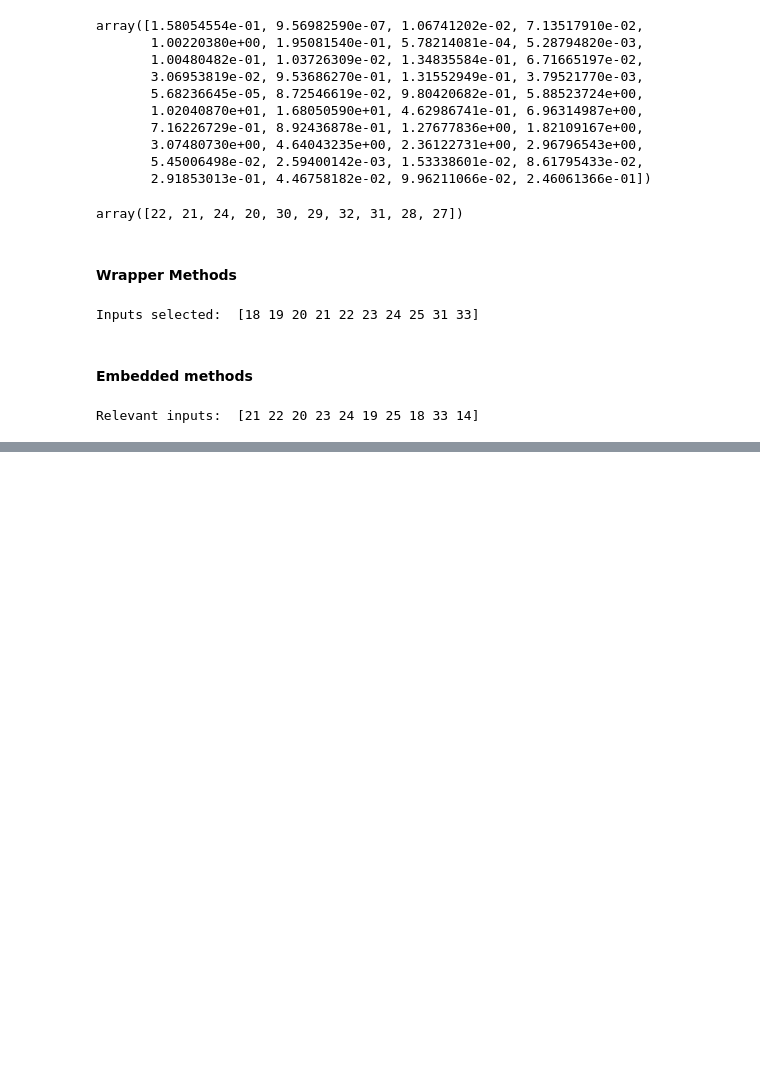
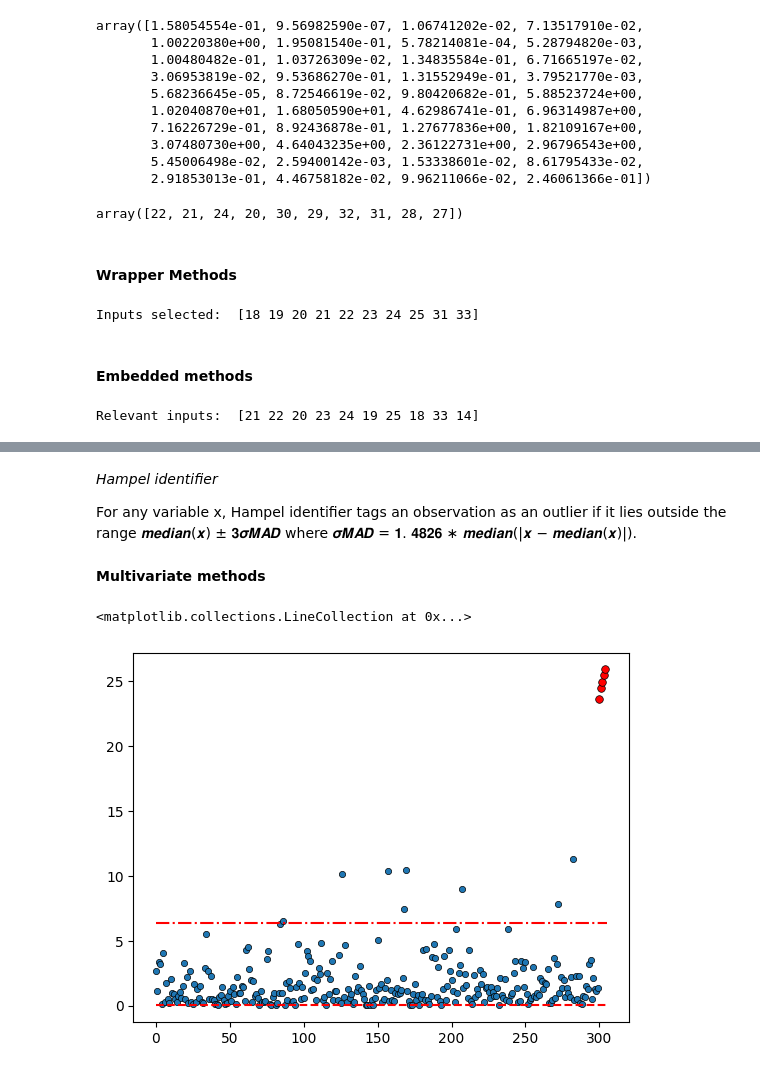
Before and after one commit to ayaantuts/ML-practice, a Jupyter notebook: ML_for_Process_Systems_Engineering.ipynb, the cells around one changed output, grey strips where cells are left out. Drawn from its saved outputs; the diff is of its cells as text; code cells hidden in the pictures; blank space fills up the shorter version.

```diff
--- a/ML_for_Process_Systems_Engineering.ipynb
+++ b/ML_for_Process_Systems_Engineering.ipynb
@@ -340,0 +353,36 @@ Relevant inputs:  [21 22 20 23 24 19 25 18 33 14]
+# %% [markdown]
+*Hampel identifier*
+
+For any variable x, Hampel identifier tags an observation as
+an outlier if it lies outside the range 𝒎𝒆𝒅𝒊𝒂𝒏(𝒙) ± 𝟑𝝈𝑴𝑨𝑫 where 𝝈𝑴𝑨𝑫 = 𝟏. 𝟒𝟖𝟐𝟔 ∗
+𝒎𝒆𝒅𝒊𝒂𝒏(|𝒙 − 𝒎𝒆𝒅𝒊𝒂𝒏(𝒙)|).
+# %% [markdown]
+**Multivariate methods**
+# %%
+# read data
+import numpy as np
+data_2Doutlier = np.loadtxt('simple2D_outlier.csv', delimiter=',')
+
+# compute Mahalanobis distances and transform into gaussian distribution using cubic-root
+from sklearn.covariance import EmpiricalCovariance
+
+emp_cov = EmpiricalCovariance().fit(data_2Doutlier)
+MD_emp_cov = emp_cov.mahalanobis(data_2Doutlier)
+MD_cubeRoot = np.power(MD_emp_cov, 0.333)
+
+# find Hampel identifier bounds
+from scipy import stats
+
+median = np.median(MD_cubeRoot)
+sigma_MAD = stats.median_abs_deviation(MD_cubeRoot)
+upperBound_MD = np.power(median+3*sigma_MAD, 3)
+lowerBound_MD = np.power(median-3*sigma_MAD, 3)
+
+# plot Mahalanobis distances with bounds (last 5 samples are the outliers)
+plt.figure(), plt.plot(MD_emp_cov[:-5], '.', markeredgecolor='k', markeredgewidth=0.5, ms=9)
+plt.plot(np.arange(300,305), MD_emp_cov[-5:], '.r', markeredgecolor='k', markeredgewidth=0.5, ms=11)
+plt.hlines(upperBound_MD, 0, 305, colors='r', linestyles='dashdot', label='Upper bound')
+plt.hlines(lowerBound_MD, 0, 305, colors='r', linestyles='dashed', label='Lower bound')
+# %% [output]
+<matplotlib.collections.LineCollection at 0x...>
+[figure, added]
```
Also changed, not shown: parts of 3 cells of this notebook.
